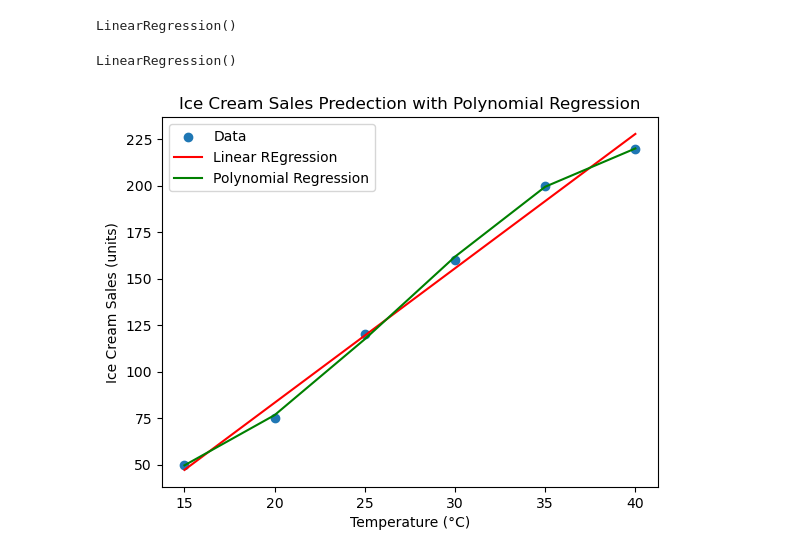
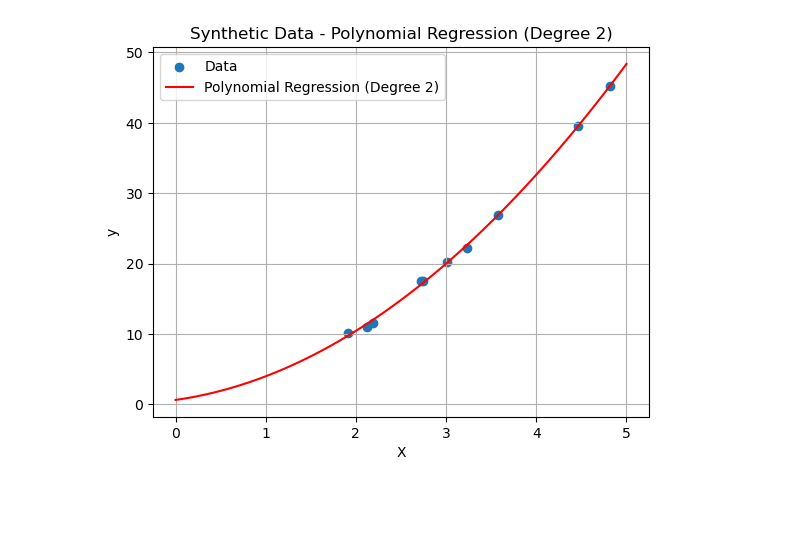
Before and after one commit to NutrinoDaya/Machine-Learning, a Jupyter notebook: Untitled.ipynb, the cells around one changed output. Drawn from its saved outputs; the diff is of its cells as text; code cells hidden in the pictures; blank space fills up the shorter version.

```diff
--- a/Untitled.ipynb
+++ b/Untitled.ipynb
@@ -9,6 +0,0 @@ ice_cream_sales = np.array([50,75,120,160,200,220])
-# %%
-X = temperature.reshape(-1,1)
-lin_reg = LinearRegression()
-lin_reg.fit(X,ice_cream_sales)
-# %% [output]
-LinearRegression()
@@ -17,7 +0,0 @@ y_pred_lin = lin_reg.predict(X)
-# %%
-poly_features = PolynomialFeatures(degree=3)
-x_poly = poly_features.fit_transform(X)
-poly_reg = LinearRegression()
-poly_reg.fit(x_poly,ice_cream_sales)
-# %% [output]
-LinearRegression()
@@ -26,11 +1,41 @@ y_pred_poly = poly_reg.predict(x_poly)
-# %%
-plt.scatter(temperature,ice_cream_sales,label="Data")
-plt.plot(temperature,y_pred_lin,color='r',label="Linear REgression")
-plt.plot(temperature,y_pred_poly,color='g',label="Polynomial Regression")
-plt.xlabel('Temperature (°C)')
-plt.ylabel('Ice Cream Sales (units)')
-plt.title('Ice Cream Sales Predection with Polynomial Regression')
-plt.legend()
-plt.show()
-# %% [output]
-[figure, removed]
+# %%
+import numpy as np
+import matplotlib.pyplot as plt
+from sklearn.preprocessing import StandardScaler
+from sklearn.preprocessing import PolynomialFeatures
+from sklearn.linear_model import LinearRegression
+
+# Generate synthetic data
+np.random.seed(0)
+X = np.random.rand(10, 1) * 5
+y = 2 * X + 1.5 * X**2 + np.random.rand(10, 1)
+
+# Apply feature scaling (Standardization)
+scaler = StandardScaler()
+X_scaled = scaler.fit_transform(X)
+
+# Polynomial feature transformation
+degree = 2  # Degree of the polynomial features
+poly = PolynomialFeatures(degree=degree)
+X_poly = poly.fit_transform(X_scaled)
+
+# Create and train a polynomial regression model
+poly_reg = LinearRegression()
+poly_reg.fit(X_poly, y)
+
+# Visualize the results
+X_range = np.linspace(0, 5, 100)[:, np.newaxis]
+X_range_scaled = scaler.transform(X_range)
+X_range_poly = poly.transform(X_range_scaled)
+y_range_pred = poly_reg.predict(X_range_poly)
+
+plt.scatter(X, y, label='Data')
+plt.plot(X_range, y_range_pred, color='r', label=f'Polynomial Regression (Degree {degree})')
+plt.xlabel('X')
+plt.ylabel('y')
+plt.title(f'Synthetic Data - Polynomial Regression (Degree {degree})')
+plt.legend()
+plt.grid(True)
+plt.show()
+# %% [output]
+[figure, added]
```
Also changed, not shown: parts of 4 cells of this notebook, 1 other file.
